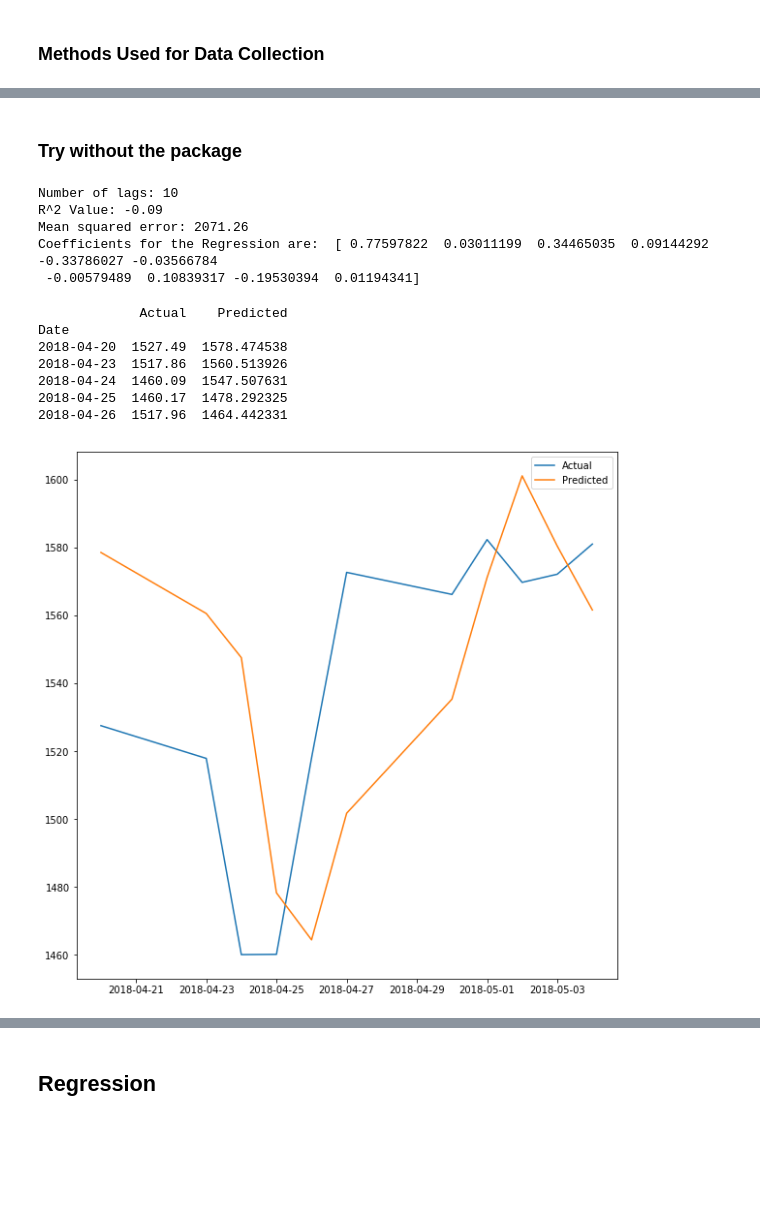
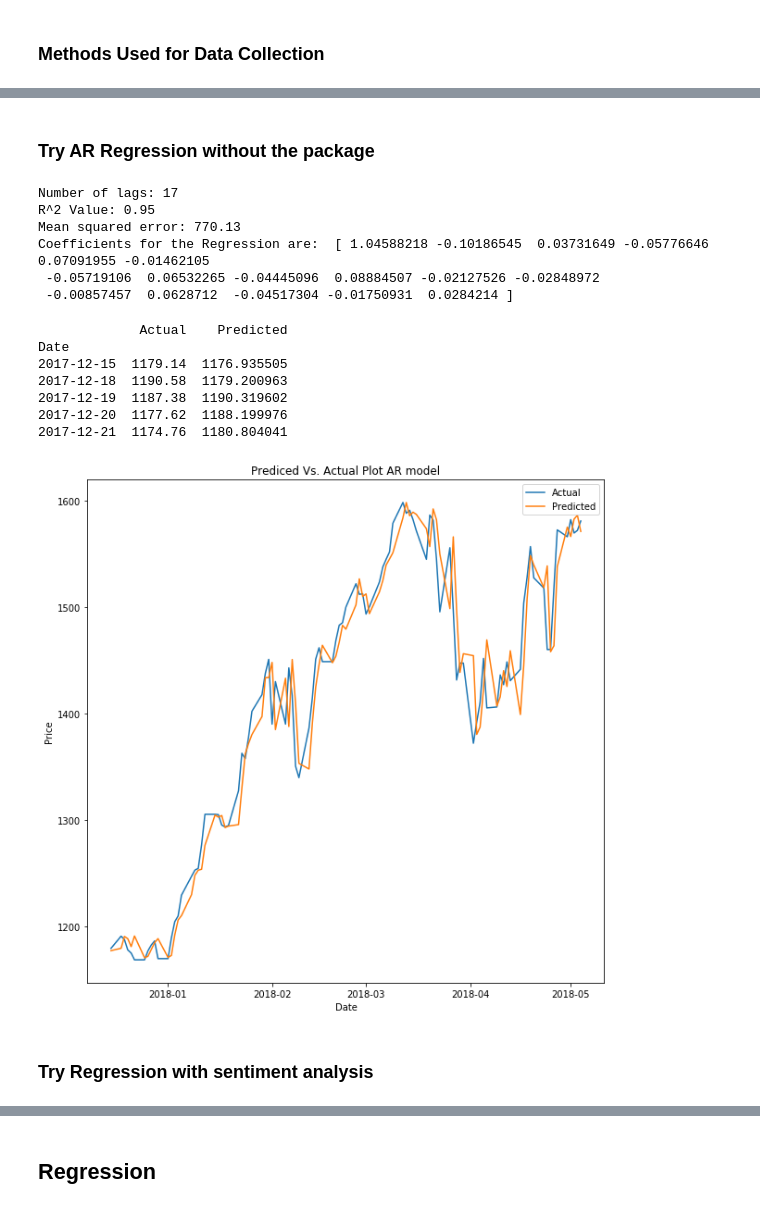
Before and after one commit to MichelleLu1995/stock_headline_predictor, a Jupyter notebook: Regression.ipynb, the cells around one changed output, grey strips where cells are left out. Saved outputs shown, nothing was run; the diff lists cells and outputs as text; code cells hidden in the pictures; blank space fills up the shorter version.

Commit message:
worked on regression a little

```diff
--- a/Regression.ipynb
+++ b/Regression.ipynb
@@ -75,6 +90,3 @@ def main():
 
             # print(i, ticker, 'failed')
             # pass
-# %%
-a = main()
-a.head()
@@ -176,9 +200,11 @@ def get_lag_period(ticker, start_date, end_date):
     dataframe.reset_index(level=0, drop=True, inplace=True)
     dataframe.columns = ['X_t']
 
-    # Fit the model and find optimal lab
+    # Fit the model and find optimal lag
+
+    # Do k-fold here???
     X = dataframe['X_t']
-    train, test = X[:int(len(X)*(0.8))], X[int(len(X)*(0.8)):]
+    train, test = X[:], X[int(len(X)*(0.8)):]
     model = AR(train)
     model_fit = model.fit()
     lag = model_fit.k_ar
@@ -217,10 +362,10 @@ def initialize_dataframe(ticker, start_date, end_date, lag=1):
 # %% [markdown]
-### Try without the package
+### Try AR Regression without the package
 # %%
 # Try normal linear regression using lag period lags
-lag = get_lag_period('AMZN', '2018-02-07', end_date)
+lag = get_lag_period('AMZN', start_date, end_date)
 print('Number of lags:',lag)
-df_test = initialize_dataframe('AMZN', '2018-02-07', end_date, lag)
+df_test = initialize_dataframe('AMZN', start_date, end_date, lag)
 df_test.head()
 
 Y = df_test['X_t']
@@ -236,30 +381,36 @@ print("Mean squared error: %.2f"
       % mean_squared_error(Y_test, Y_pred))
 print("Coefficients for the Regression are: " ,LinReg.coef_)
 # %% [output]
-Number of lags: 10
-R^2 Value: -0.09
-Mean squared error: 2071.26
-Coefficients for the Regression are:  [ 0.77597822  0.03011199  0.34465035  0.09144292 -0.33786027 -0.03566784
- -0.00579489  0.10839317 -0.19530394  0.01194341]
+Number of lags: 17
+R^2 Value: 0.95
+Mean squared error: 770.13
+Coefficients for the Regression are:  [ 1.04588218 -0.10186545  0.03731649 -0.05776646  0.07091955 -0.01462105
+ -0.05719106  0.06532265 -0.04445096  0.08884507 -0.02127526 -0.02848972
+ -0.00857457  0.0628712  -0.04517304 -0.01750931  0.0284214 ]
 # %%
 Y_plot = Y_test.copy(deep=True)
 Y_plot = Y_plot.to_frame()
 Y_plot['Predicted'] = pd.Series(Y_pred, index=Y_plot.index)
 Y_plot.columns = ['Actual', 'Predicted']
 print(Y_plot.head())
 
 plt.figure(figsize=(10,10))
+plt.title('Predicted Vs. Actual Plot AR model')
+plt.xlabel('Date')
+plt.ylabel('Price')
 plt.plot(Y_plot.index, Y_plot['Actual'], label='Actual')
 plt.plot(Y_plot.index, Y_plot['Predicted'],label='Predicted')
 plt.legend()
 
 plt.show()
 # %% [output]
              Actual    Predicted
 Date
-2018-04-20  1527.49  1578.474538
-2018-04-23  1517.86  1560.513926
-2018-04-24  1460.09  1547.507631
-2018-04-25  1460.17  1478.292325
-2018-04-26  1517.96  1464.442331
+2017-12-15  1179.14  1176.935505
+2017-12-18  1190.58  1179.200963
+2017-12-19  1187.38  1190.319602
+2017-12-20  1177.62  1188.199976
+2017-12-21  1174.76  1180.804041
-[figure, old version]
+[figure, new version]
+# %% [markdown]
+### Try Regression with sentiment analysis
```
Also changed, not shown: parts of 12 cells of this notebook, 1 other file.
